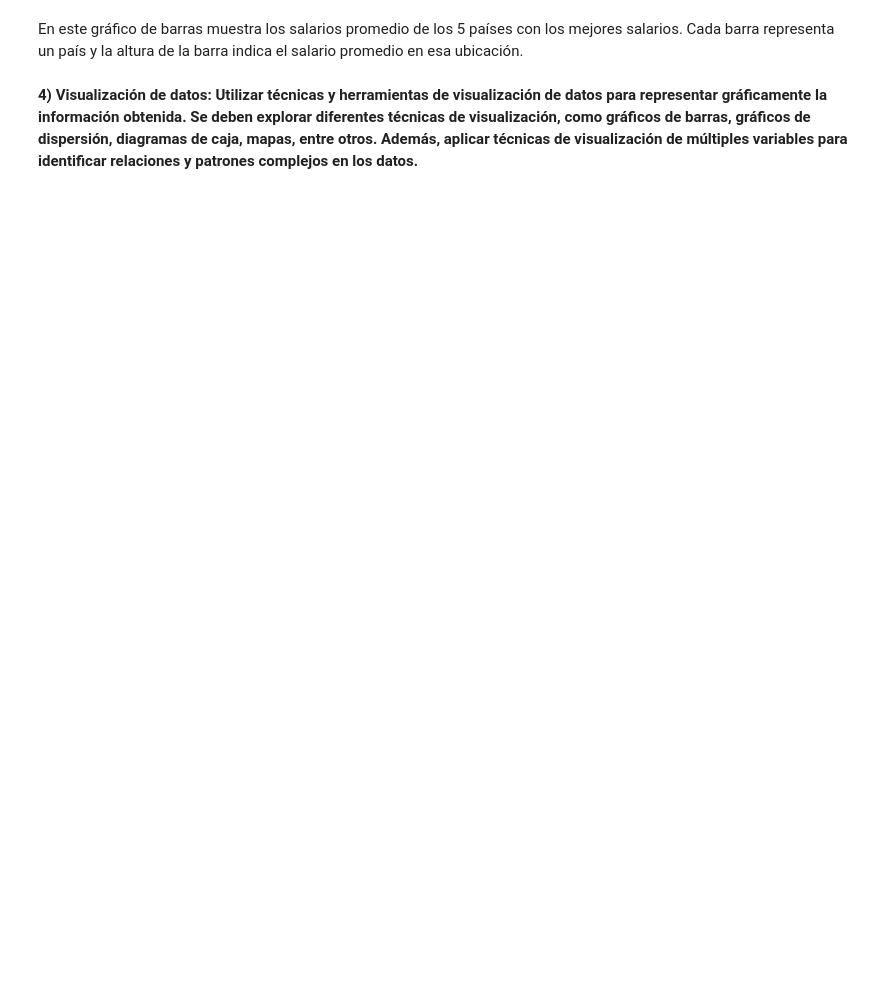
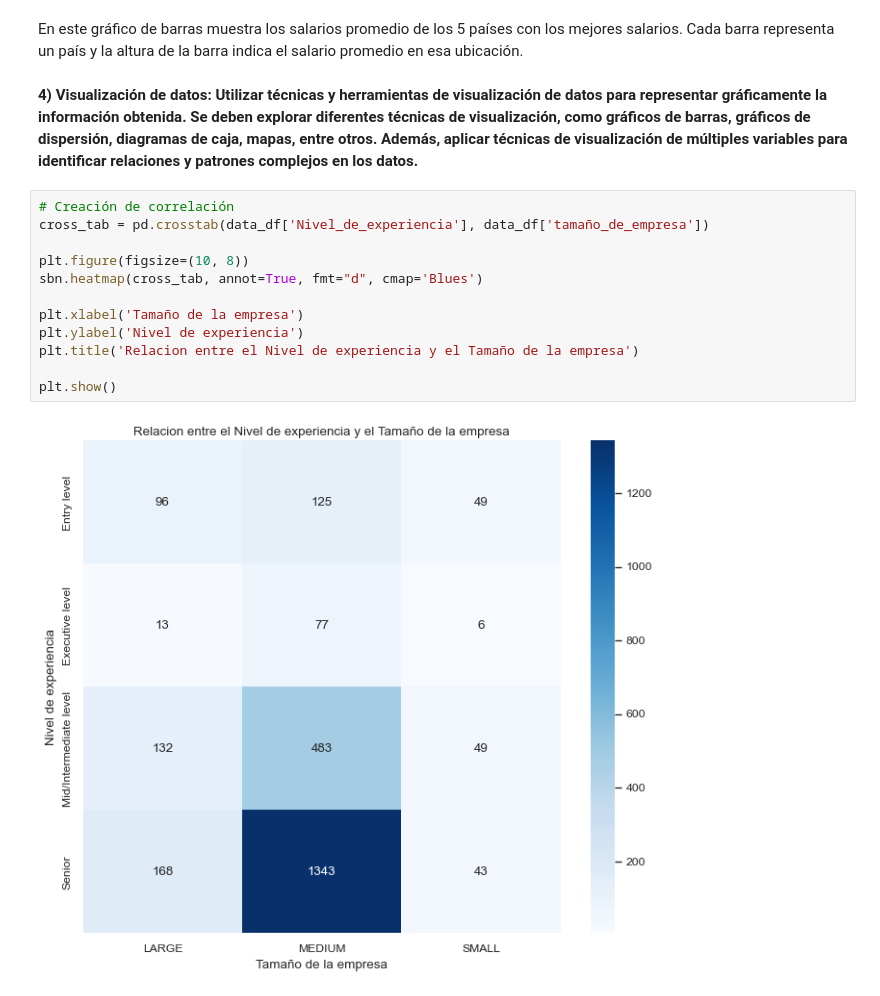
Before and after one commit to Diego-wert89/GrupoN18-PD, a Jupyter notebook: Compilado_final/Proyecto_final_grupo_n18_compilado.ipynb, the cells around one changed output. Drawn from its saved outputs; the diff is of its cells as text; blank space fills up the shorter version.

```diff
--- a/Compilado_final/Proyecto_final_grupo_n18_compilado.ipynb
+++ b/Compilado_final/Proyecto_final_grupo_n18_compilado.ipynb
@@ -753,3 +753,17 @@ plt.show()
 En este gráfico de barras muestra los salarios promedio de los 5 países con los mejores salarios. Cada barra representa un país y la altura de la barra indica el salario promedio en esa ubicación.
 # %% [markdown]
 **4) Visualización de datos: Utilizar técnicas y herramientas de visualización de datos para representar gráficamente la información obtenida. Se deben explorar diferentes técnicas de visualización, como gráficos de barras, gráficos de dispersión, diagramas de caja, mapas, entre otros. Además, aplicar técnicas de visualización de múltiples variables para identificar relaciones y patrones complejos en los datos.**
+# %%
+# Creación de correlación
+cross_tab = pd.crosstab(data_df['Nivel_de_experiencia'], data_df['tamaño_de_empresa'])
+
+plt.figure(figsize=(10, 8))
+sbn.heatmap(cross_tab, annot=True, fmt="d", cmap='Blues')
+
+plt.xlabel('Tamaño de la empresa')
+plt.ylabel('Nivel de experiencia')
+plt.title('Relacion entre el Nivel de experiencia y el Tamaño de la empresa')
+
+plt.show()
+# %% [output]
+[figure, added]
```
Also changed, not shown: parts of 25 cells of this notebook.
